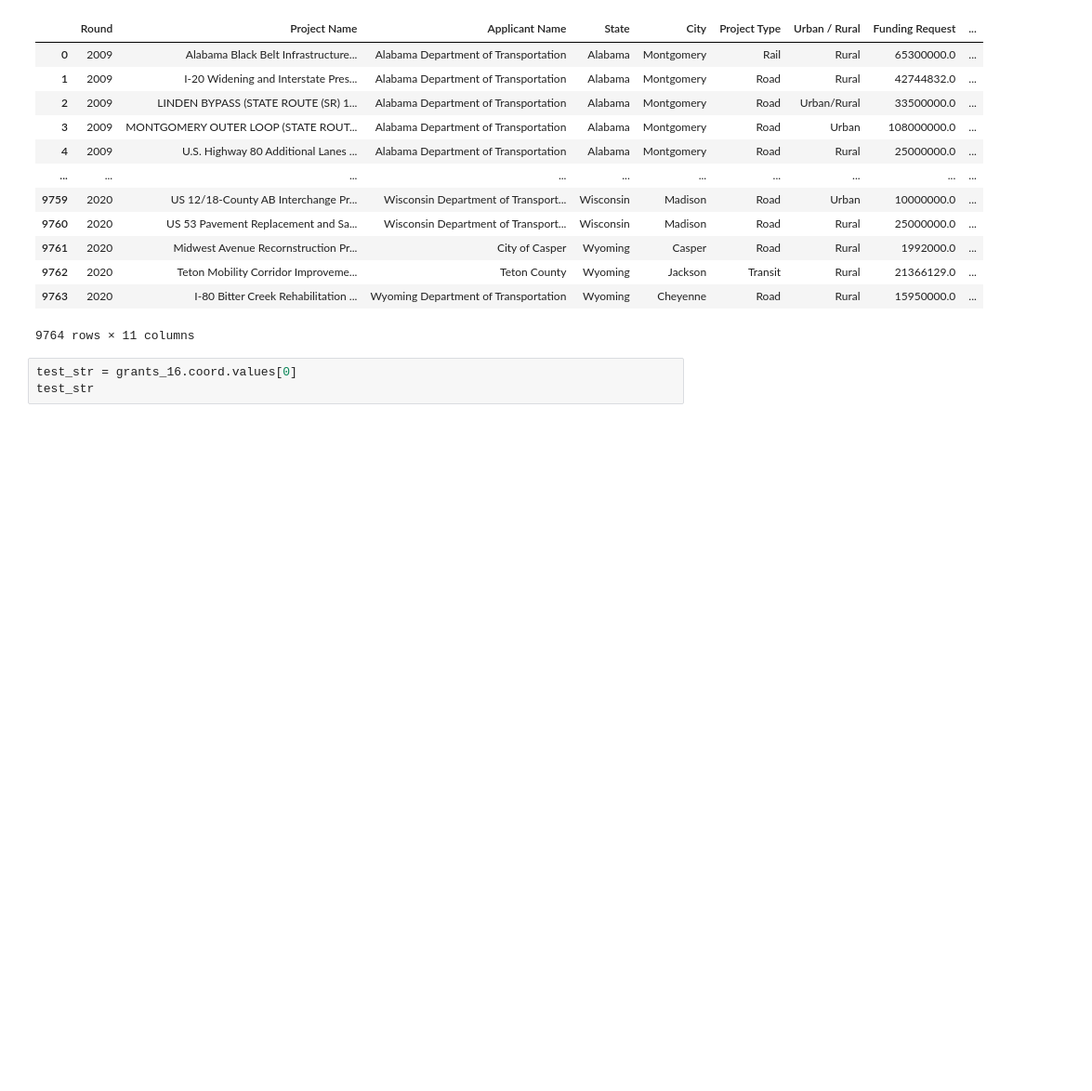
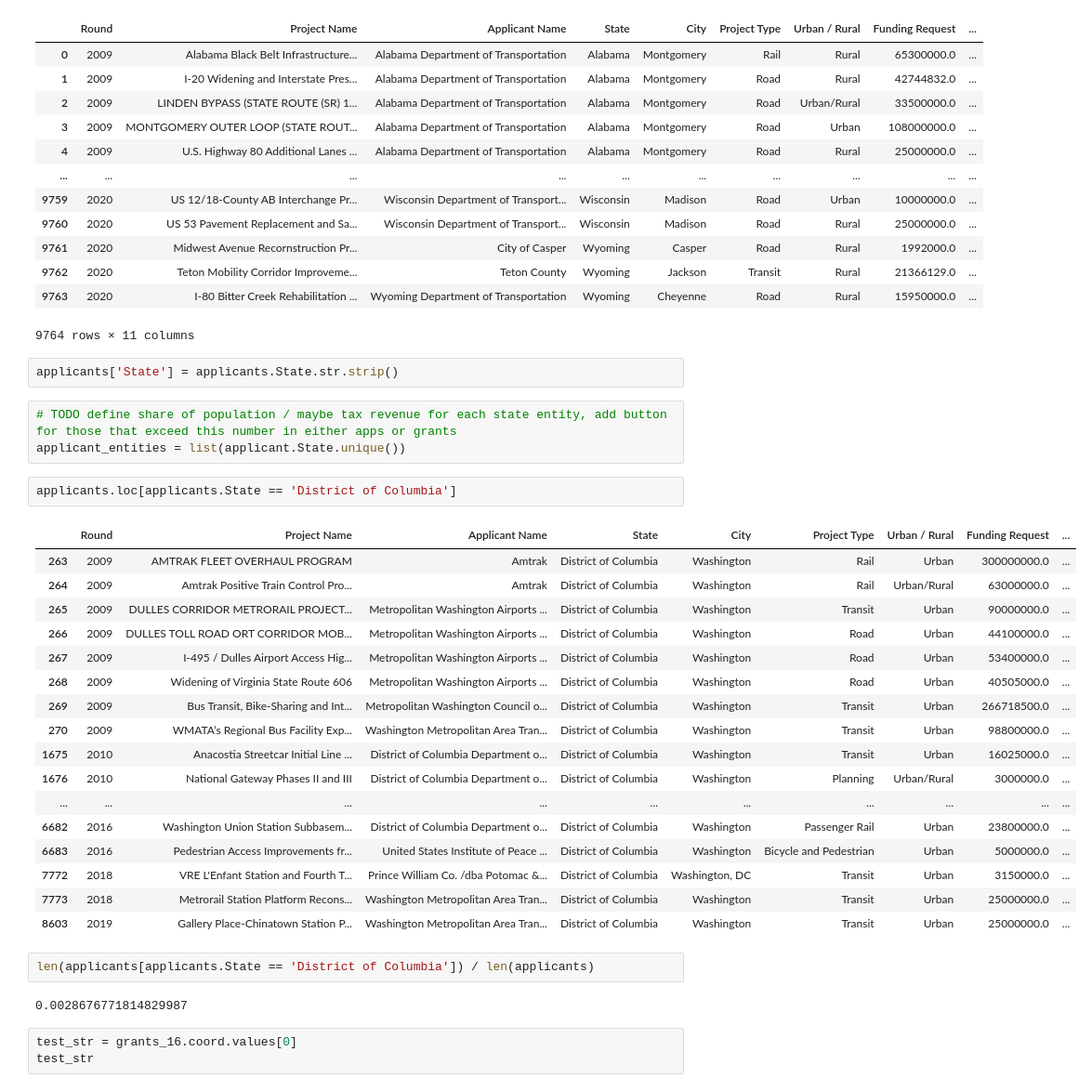
Before and after one commit to jmillerbrooks/pipe-dash, a Jupyter notebook: EDA_v2.ipynb, the cells around one changed output. Shown: that part at 93% size. Saved outputs shown, nothing was run; the diff lists cells and outputs as text; blank space fills up the shorter version.

```diff
--- a/EDA_v2.ipynb
+++ b/EDA_v2.ipynb
@@ -75,6 +75,35 @@ applicants
 | 9762 | 2020 | Teton Mobility Corridor Improveme... | Teton County | Wyoming | Jackson | Transit | Rural | 21366129.0 | ... |
 | 9763 | 2020 | I-80 Bitter Creek Rehabilitation ... | Wyoming Department of Transportation | Wyoming | Cheyenne | Road | Rural | 15950000.0 | ... |
 9764 rows × 11 columns
+# %%
+applicants['State'] = applicants.State.str.strip()
+# %%
+# TODO define share of population / maybe tax revenue for each state entity, add button for those that exceed this number in either apps or grants
+applicant_entities = list(applicant.State.unique())
+# %%
+applicants.loc[applicants.State == 'District of Columbia']
+# %% [output]
+|  | Round | Project Name | Applicant Name | State | City | Project Type | Urban / Rural | Funding Request | ... |
+| 263 | 2009 | AMTRAK FLEET OVERHAUL PROGRAM | Amtrak | District of Columbia | Washington | Rail | Urban | 300000000.0 | ... |
+| 264 | 2009 | Amtrak Positive Train Control Pro... | Amtrak | District of Columbia | Washington | Rail | Urban/Rural | 63000000.0 | ... |
+| 265 | 2009 | DULLES CORRIDOR METRORAIL PROJECT... | Metropolitan Washington Airports ... | District of Columbia | Washington | Transit | Urban | 90000000.0 | ... |
+| 266 | 2009 | DULLES TOLL ROAD ORT CORRIDOR MOB... | Metropolitan Washington Airports ... | District of Columbia | Washington | Road | Urban | 44100000.0 | ... |
+| 267 | 2009 | I-495 / Dulles Airport Access Hig... | Metropolitan Washington Airports ... | District of Columbia | Washington | Road | Urban | 53400000.0 | ... |
+| 268 | 2009 | Widening of Virginia State Route 606 | Metropolitan Washington Airports ... | District of Columbia | Washington | Road | Urban | 40505000.0 | ... |
+| 269 | 2009 | Bus Transit, Bike-Sharing and Int... | Metropolitan Washington Council o... | District of Columbia | Washington | Transit | Urban | 266718500.0 | ... |
+| 270 | 2009 | WMATA’s Regional Bus Facility Exp... | Washington Metropolitan Area Tran... | District of Columbia | Washington | Transit | Urban | 98800000.0 | ... |
+| 1675 | 2010 | Anacostia Streetcar Initial Line ... | District of Columbia Department o... | District of Columbia | Washington | Transit | Urban | 16025000.0 | ... |
+| 1676 | 2010 | National Gateway Phases II and III | District of Columbia Department o... | District of Columbia | Washington | Planning | Urban/Rural | 3000000.0 | ... |
+| ... | ... | ... | ... | ... | ... | ... | ... | ... | ... |
+| 6682 | 2016 | Washington Union Station Subbasem... | District of Columbia Department o... | District of Columbia | Washington | Passenger Rail | Urban | 23800000.0 | ... |
+| 6683 | 2016 | Pedestrian Access Improvements fr... | United States Institute of Peace ... | District of Columbia | Washington | Bicycle and Pedestrian | Urban | 5000000.0 | ... |
+| 7772 | 2018 | VRE L'Enfant Station and Fourth T... | Prince William Co. /dba Potomac &... | District of Columbia | Washington, DC | Transit | Urban | 3150000.0 | ... |
+| 7773 | 2018 | Metrorail Station Platform Recons... | Washington Metropolitan Area Tran... | District of Columbia | Washington | Transit | Urban | 25000000.0 | ... |
+| 8603 | 2019 | Gallery Place-Chinatown Station P... | Washington Metropolitan Area Tran... | District of Columbia | Washington | Transit | Urban | 25000000.0 | ... |
+# %%
+len(applicants[applicants.State == 'District of Columbia']) / len(applicants)
+# %% [output]
+0.0028676771814829987
 # %%
 test_str = grants_16.coord.values[0]
 test_str
```
Also changed, not shown: parts of 2 cells of this notebook, 1 other file.
